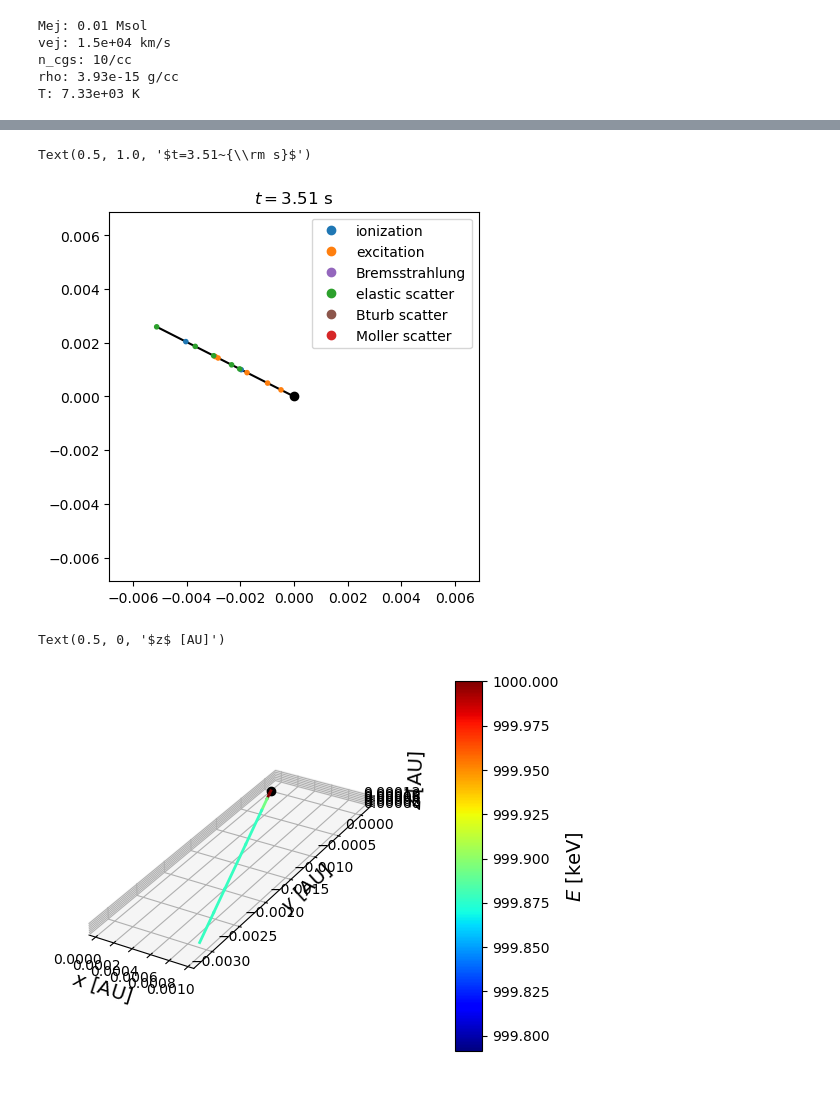
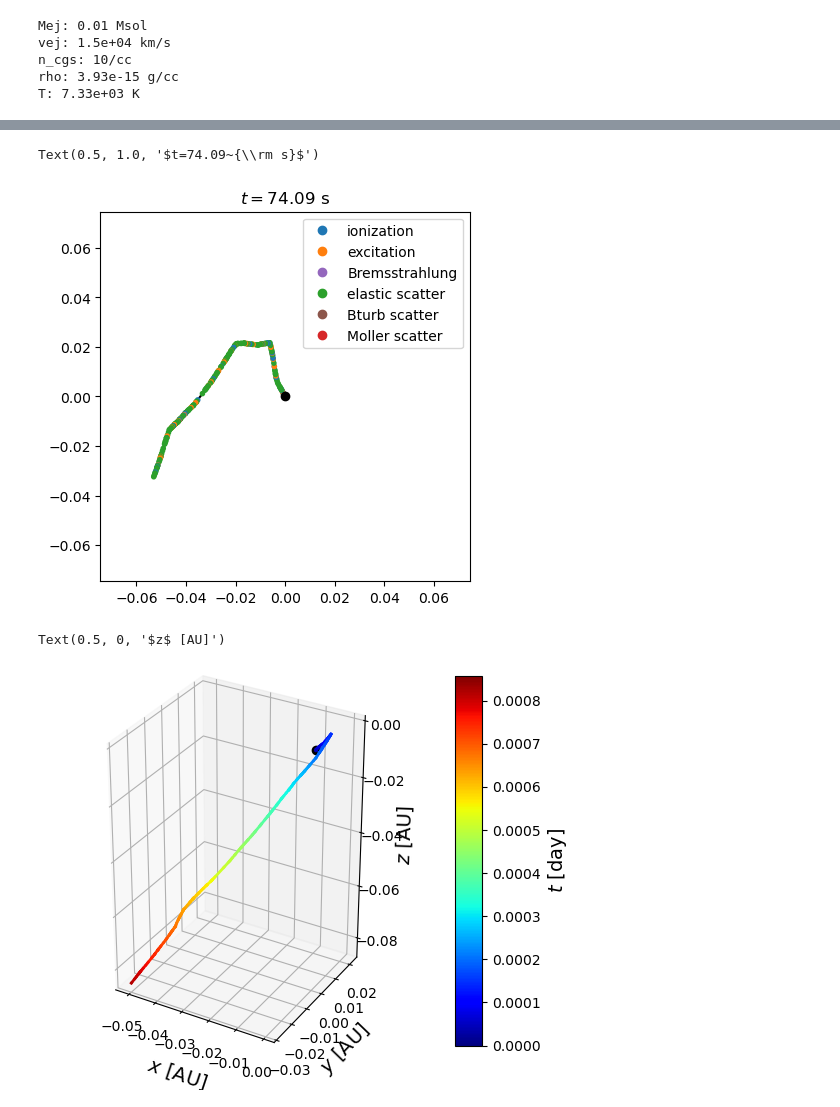
Before and after one commit to zandalman/thunderstorm, a Jupyter notebook: dev.ipynb, the cells around one changed output, grey strips where cells are left out. Cells and saved outputs as stored; diff of their text form; code cells hidden in the pictures.

```diff
--- a/dev.ipynb
+++ b/dev.ipynb
@@ -104,11 +104,11 @@ for Zelem in range(1, 99):
         A_avg = data_rproc.A_avg[idx_rproc, Zelem]
         sim.add_spec(Z=Zelem, A=A_avg, ab=ab)
 
-sim.add_elec(x_e=0.1)
+#sim.add_elec(x_e=0.1)
 
-sim.add_Bturb(Bmag=3e4)
-sim.add_Bco(Bmag=1e4, Bhat=np.array([0, 1, 0]))
+#sim.add_Bturb(Bmag=3e4)
+#sim.add_Bco(Bmag=1e4, Bhat=np.array([0, 1, 0]))
-# %%
-sim.reset()
-while sim.time < 3:
-    sim.step()
+# %%
+sim.reset()
+while sim.time < 120:
+    sim.step()
@@ -141,15 +160,15 @@ plt.legend(handles=cust_lines)
 
 plt.title(r'$t=%.2f~{\rm s}$'%sim.time)
 # %% [output]
-Text(0.5, 1.0, '$t=3.51~{\\rm s}$')
+Text(0.5, 1.0, '$t=74.09~{\\rm s}$')
-[figure, old version]
+[figure, new version]
 # %%
 ax = plt.figure().add_subplot(projection='3d')
 
 unit_l = const.AU
 unit_t = const.day
 unit_e = 1000
-var_color = 'ener'
+var_color = 'time'
 
 nstep = len(sim.ev_list.time)
 nseg = min(nstep, 256)
@@ -160,34 +179,34 @@ cmap = mpl.colormaps['jet']
 if var_color == 'time':
     norm = Normalize(0, sim.ev_list.time[-1]/unit_t)
     color_list = cmap(norm(np.array(sim.ev_list.time)[::skip]/unit_t))
 elif var_color == 'ener':
     norm = Normalize(sim.ev_list.ener[-1]/unit_e, sim.ener_init/unit_e)
     color_list = cmap(norm(np.array(sim.ev_list.ener)[::skip]/unit_e))
 
 x_list, y_list, z_list = np.array(sim.ev_list.coord)[:, 0], np.array(sim.ev_list.coord)[:, 1], np.array(sim.ev_list.coord)[:, 2]
 
 ax.plot([0], [0], [0], color='black', marker='o')
 ax.plot([0, x_list[0]/unit_l], [0, y_list[0]/unit_l], [0, z_list[0]/unit_l], color=color_list[0], lw=2)
 for i in range(nseg):
     ax.plot(x_list[i*skip:(i+1)*skip+1]/unit_l, y_list[i*skip:(i+1)*skip+1]/unit_l, z_list[i*skip:(i+1)*skip+1]/unit_l, color=color_list[i], lw=2)
 
 ax.set_aspect('equal')
 
 sm = ScalarMappable(norm, cmap=cmap)
 cax = ax.inset_axes([1.1, 0, 0.075, 1])
 cbar = plt.colorbar(sm, cax=cax)
 
 if var_color == 'time':
     cbar.set_label(r'$t$ [${\rm day}$]', fontsize=14)
 elif var_color == 'ener':
     cbar.set_label(r'$E$ [${\rm keV}$]', fontsize=14)
 
 ax.set_xlabel(r'$x$ [AU]', fontsize=14)
 ax.set_ylabel(r'$y$ [AU]', fontsize=14)
 ax.set_zlabel(r'$z$ [AU]', fontsize=14)
 # %% [output]
 Text(0.5, 0, '$z$ [AU]')
-[figure, old version]
+[figure, new version]
 # %%
 ncat = 6
 ev_hist = np.zeros((ncat, Zmax+2), dtype=int)
```
Also changed, not shown: parts of 5 cells of this notebook, 5 other files.
